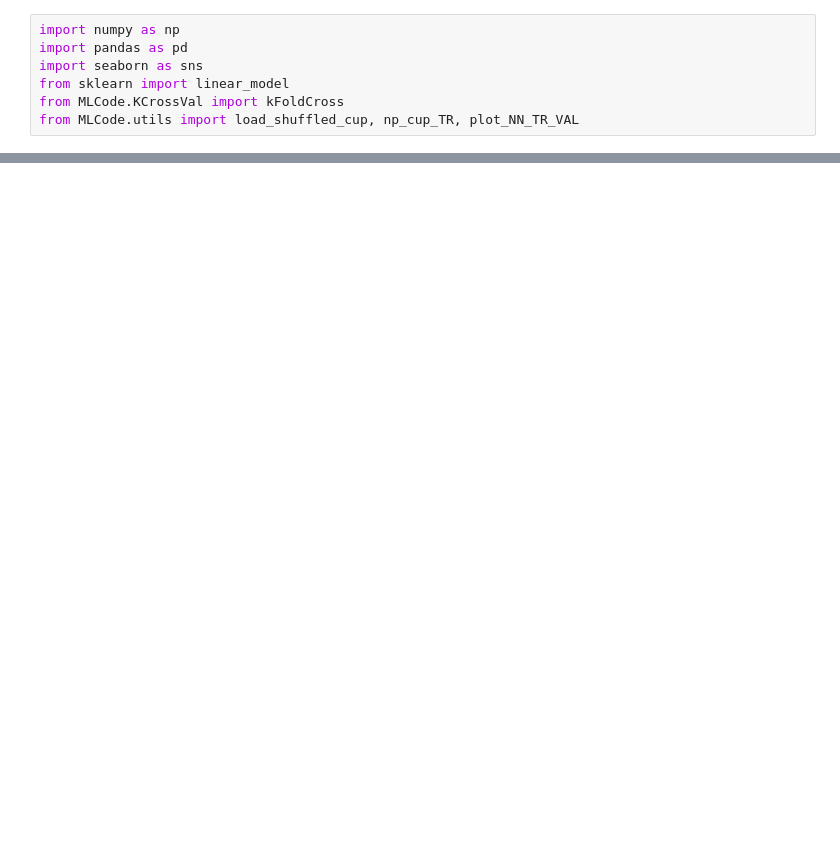
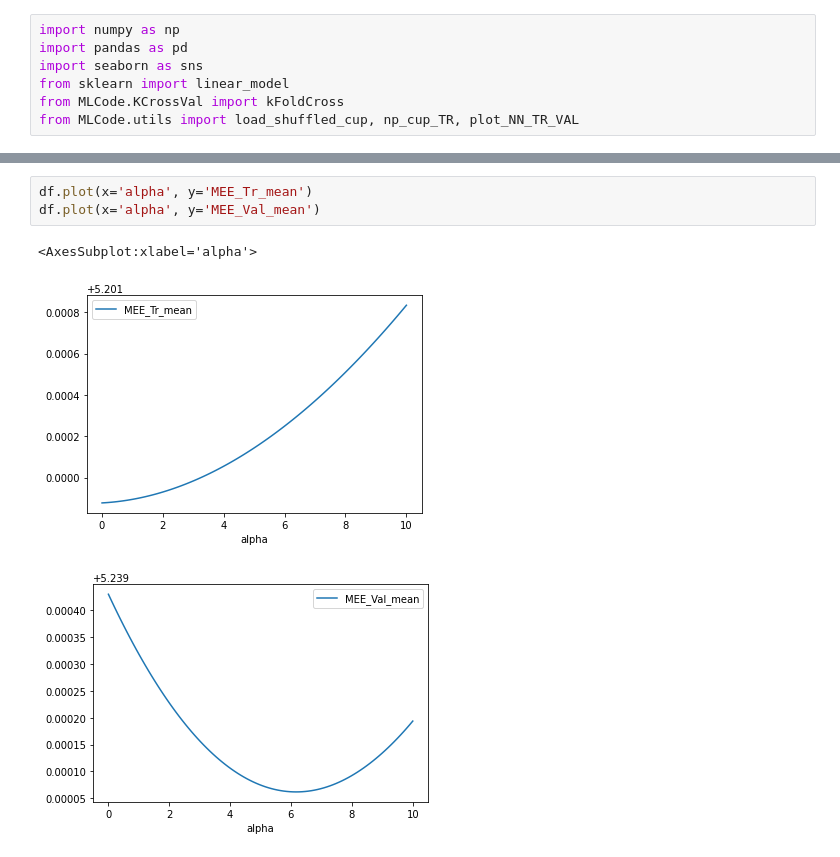
Before and after one commit to FeLusiani/ML_Project, a Jupyter notebook: MLCode/LinearModel.ipynb, the cells around one changed output, grey strips where cells are left out. Saved outputs shown, nothing was run; the diff lists cells and outputs as text; blank space fills up the shorter version.

```diff
--- a/MLCode/LinearModel.ipynb
+++ b/MLCode/LinearModel.ipynb
@@ -36,0 +30,7 @@ df.sort_values(by=['MEE_mean'])
+# %%
+df.plot(x='alpha', y='MEE_Tr_mean')
+df.plot(x='alpha', y='MEE_Val_mean')
+# %% [output]
+<AxesSubplot:xlabel='alpha'>
+[figure, added]
+[figure, added]
```
Also changed, not shown: parts of 2 cells of this notebook, 4 other files.
